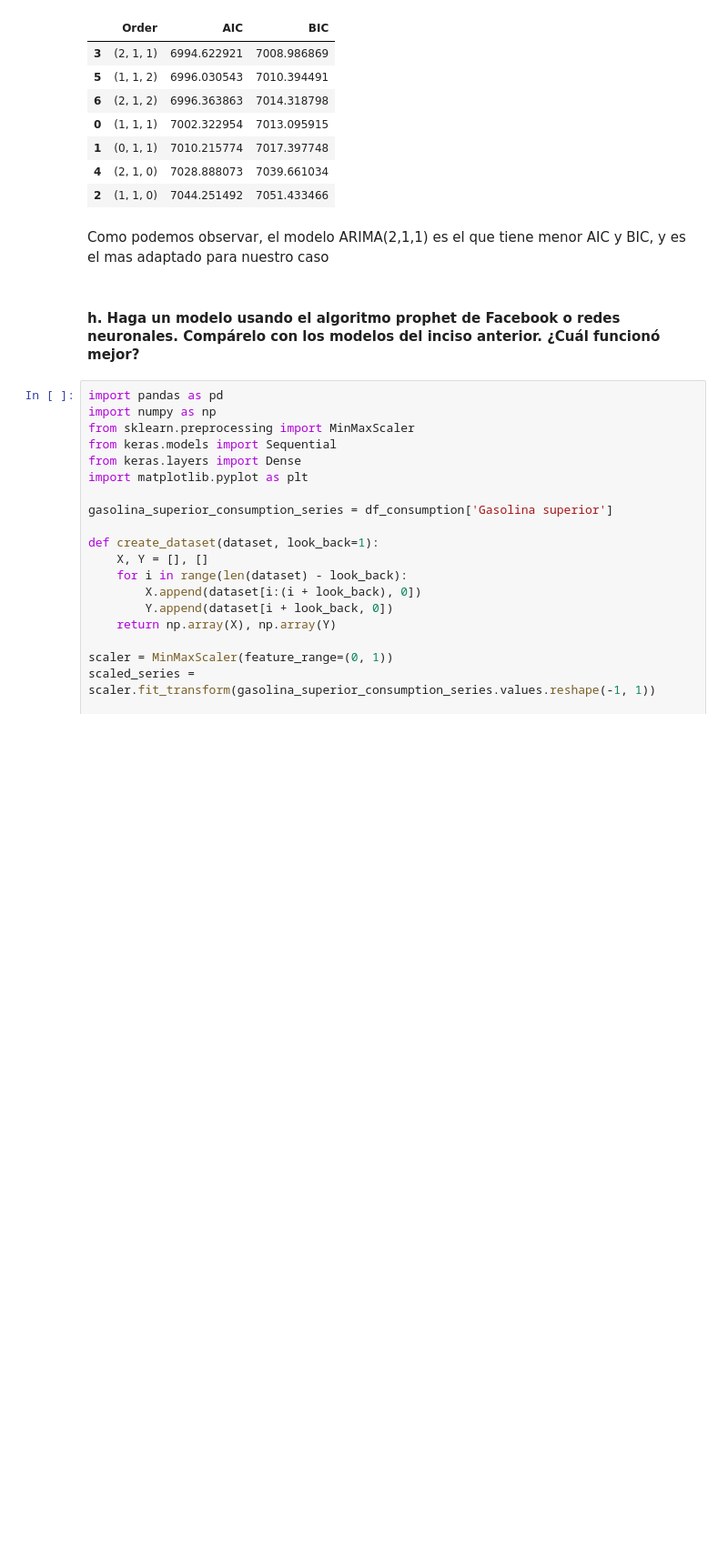
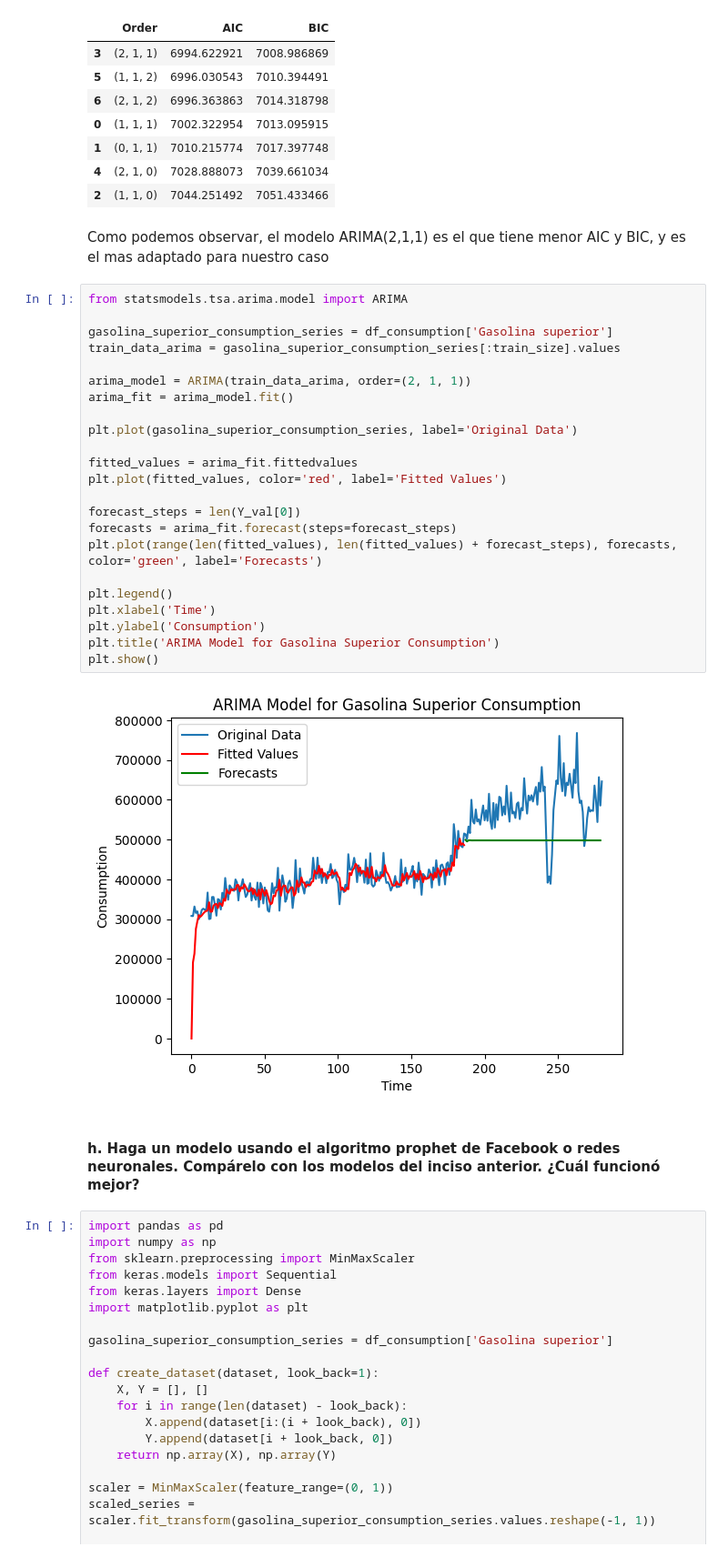
Before and after one commit to CrisLayB/DataScience_Lab02, a Jupyter notebook: ConsumoGasolina.ipynb, the cells around one changed output. Shown at 91% size. Drawn from its saved outputs; the diff is of its cells as text; blank space fills up the shorter version.

```diff
--- a/ConsumoGasolina.ipynb
+++ b/ConsumoGasolina.ipynb
@@ -537,6 +537,31 @@ arima_summaries_df.sort_values(by="AIC", ascending=True)
 | 2 | (1, 1, 0) | 7044.251492 | 7051.433466 |
 # %% [markdown]
 Como podemos observar, el modelo ARIMA(2,1,1) es el que tiene menor AIC y BIC, y es el mas adaptado para nuestro caso
+# %%
+from statsmodels.tsa.arima.model import ARIMA
+
+gasolina_superior_consumption_series = df_consumption['Gasolina superior']
+train_data_arima = gasolina_superior_consumption_series[:train_size].values
+
+arima_model = ARIMA(train_data_arima, order=(2, 1, 1))
+arima_fit = arima_model.fit()
+
+plt.plot(gasolina_superior_consumption_series, label='Original Data')
+
+fitted_values = arima_fit.fittedvalues
+plt.plot(fitted_values, color='red', label='Fitted Values')
+
+forecast_steps = len(Y_val[0])
+forecasts = arima_fit.forecast(steps=forecast_steps)
+plt.plot(range(len(fitted_values), len(fitted_values) + forecast_steps), forecasts, color='green', label='Forecasts')
+
+plt.legend()
+plt.xlabel('Time')
+plt.ylabel('Consumption')
+plt.title('ARIMA Model for Gasolina Superior Consumption')
+plt.show()
+# %% [output]
+[figure, added]
 # %% [markdown]
 #### h.  Haga un modelo usando el algoritmo prophet de Facebook o redes neuronales. Compárelo con los modelos del inciso anterior. ¿Cuál funcionó mejor?
 # %%
```
Also changed, not shown: parts of 2 cells of this notebook.
